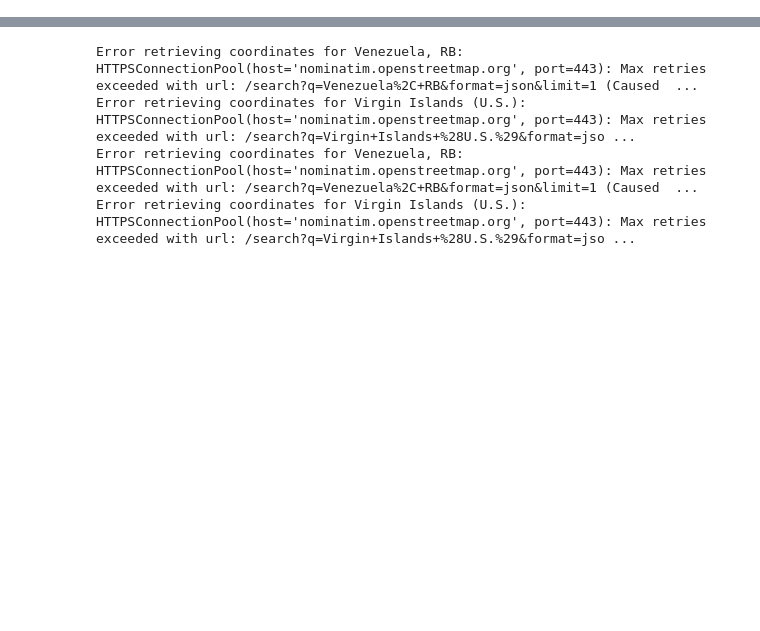
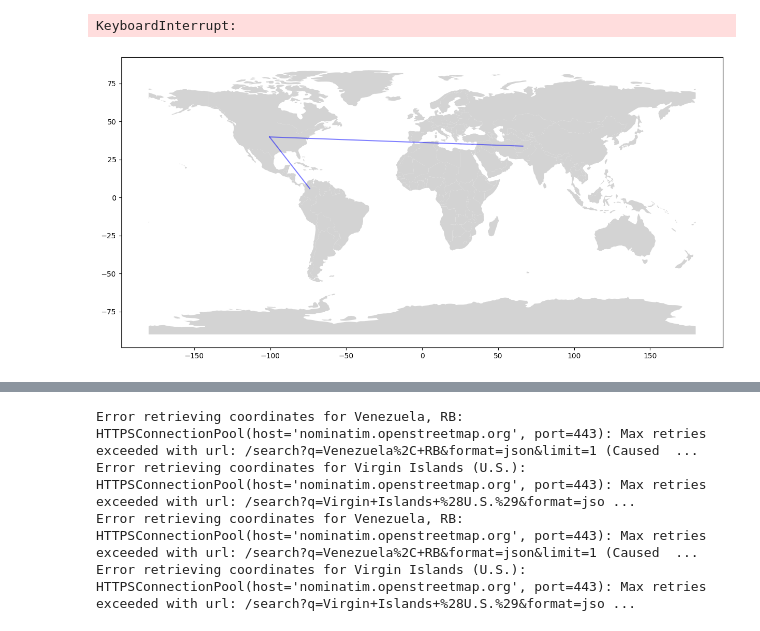
Before and after one commit to moonish1211/human_migration, a Jupyter notebook: graph_visualization.ipynb, the cells around one changed output, grey strips where cells are left out. Cells and saved outputs as stored; diff of their text form; code cells hidden in the pictures; blank space fills up the shorter version.

Commit message:
visualization pipeline
Created a pipeline to create a proper visualization.

```diff
--- a/graph_visualization.ipynb
+++ b/graph_visualization.ipynb
@@ -45,0 +45,3 @@ array(['Afghanistan', 'Albania', 'Algeria', 'American Samoa', 'Andorra',
+# %%
+US_df = both_gender_1960[(both_gender_1960['Origin_name'] == "United States") |(both_gender_1960['Destination_name'] == "United States")]
+US_df
@@ -45,0 +62,4 @@ array(['Afghanistan', 'Albania', 'Algeria', 'American Samoa', 'Andorra',
+# %%
+US_leave = US_df[US_df['Origin_name'] == "United States"]
+US_to =  US_df[US_df['Destination_name'] == "United States"]
+US_to
@@ -45,0 +80,34 @@ array(['Afghanistan', 'Albania', 'Algeria', 'American Samoa', 'Andorra',
+# %%
+# Create a directed graph
+G_leave = nx.DiGraph()
+
+# Add edges to the graph, with origin and destination as nodes
+for _, row in US_leave.iterrows():
+    G_leave.add_edge(row['Origin_name'], row['Destination_name'], weight=row['1960'])
+# %%
+# Assuming you have your migration graph already created (G is your directed graph)
+
+# Load the world map from a custom shapefile
+shapefile_path = 'World_map/ne_110m_admin_0_countries.shp'
+world = gpd.read_file(shapefile_path)
+
+# Plot the world map
+ax = world.plot(figsize=(15, 10), color='lightgrey')
+
+# Add edges from the migration graph to the plot
+for edge in G_leave.edges():
+    origin, destination = edge
+    origin_coords = get_coordinates(origin)
+    destination_coords = get_coordinates(destination)
+
+    if origin_coords and destination_coords:
+        # Plot the line between the origin and destination on the map
+        plt.plot([origin_coords[1], destination_coords[1]],
+                 [origin_coords[0], destination_coords[0]], color='blue', alpha=0.5)
+
+# Show the plot
+plt.title('Countries Leaving United States')
+plt.show()
+# %% [output]
+KeyboardInterrupt:
+[figure, added]
```
Also changed, not shown: parts of 18 cells of this notebook, 2 other files.
